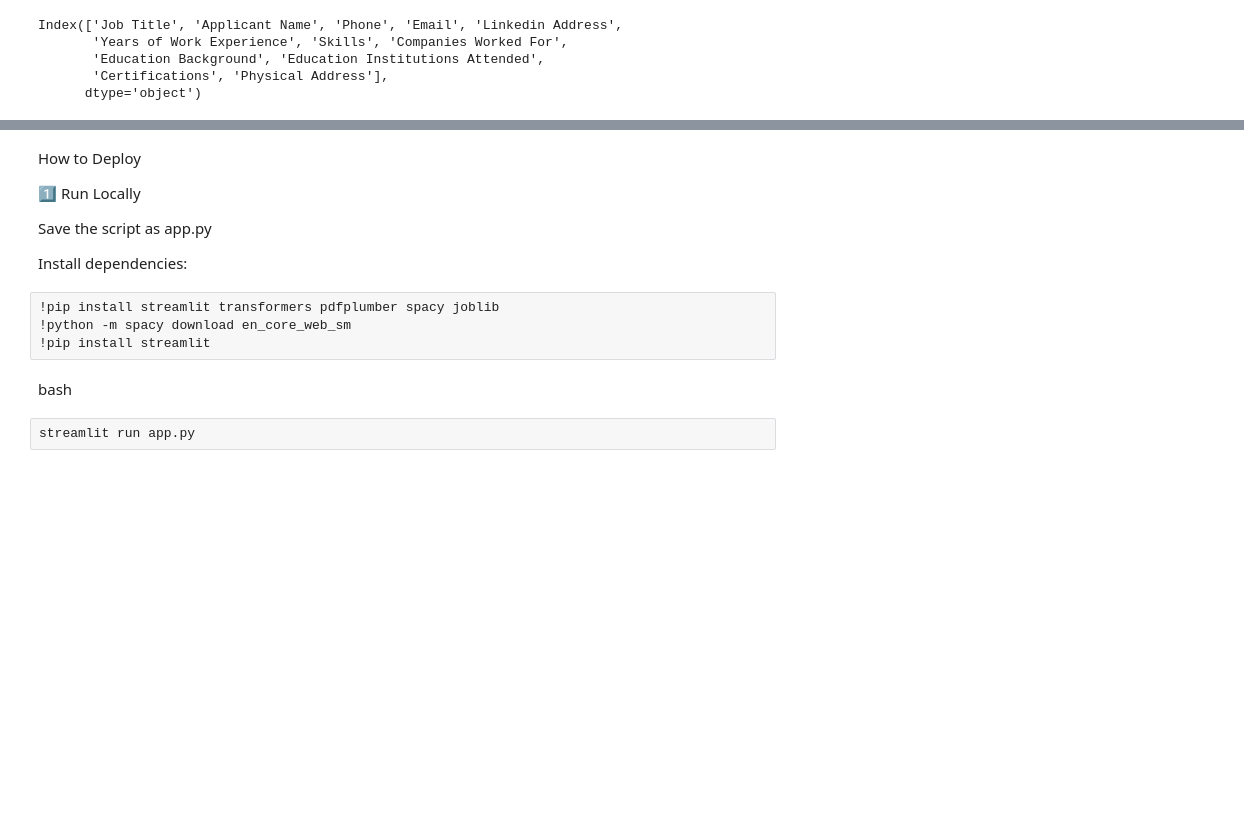
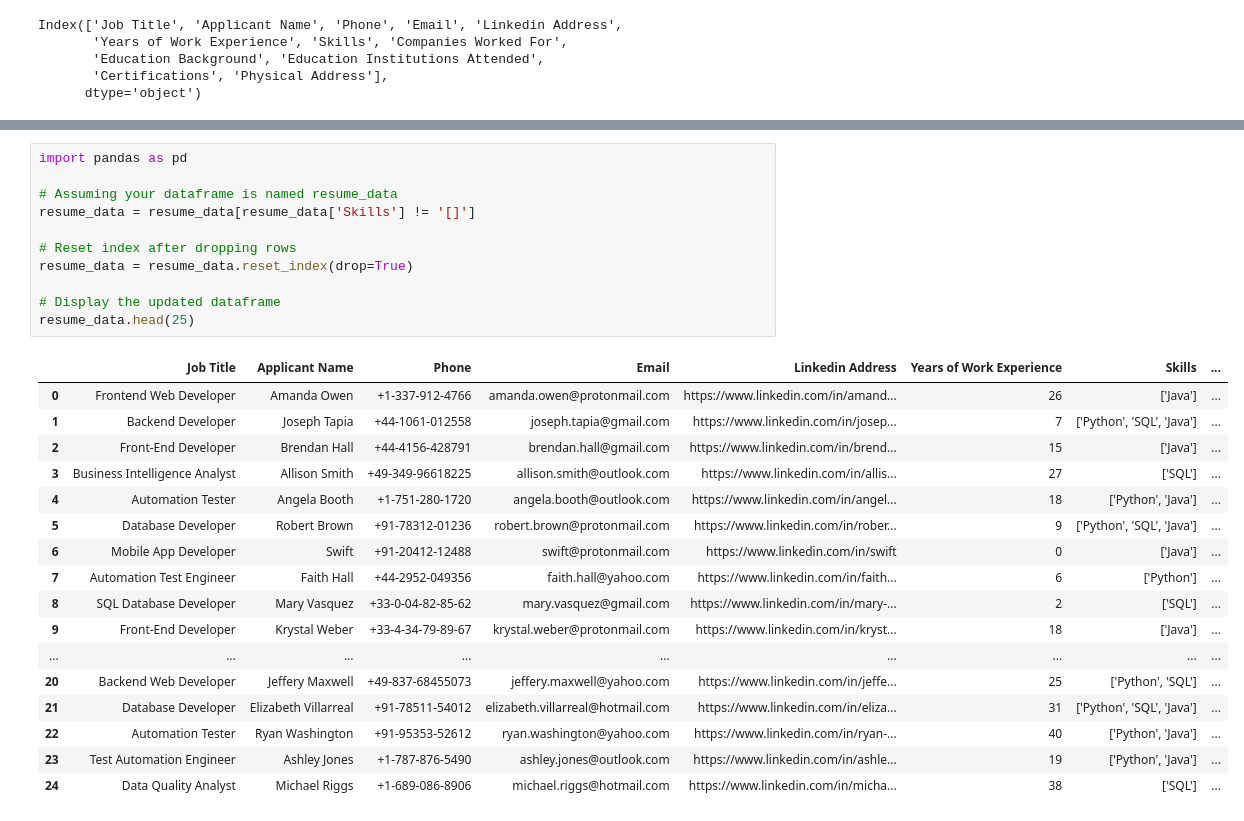
Before and after one commit to mk7890/Resume-Parsing-System, a Jupyter notebook: ResumeParser_BERT.ipynb, the cells around one changed output, grey strips where cells are left out. Saved outputs shown, nothing was run; the diff lists cells and outputs as text; blank space fills up the shorter version.

```diff
--- a/ResumeParser_BERT.ipynb
+++ b/ResumeParser_BERT.ipynb
@@ -1276,16 +128,29 @@ if st.button("Analyze Resume"):
-# %% [markdown]
-How to Deploy
-
-1️⃣ Run Locally
-
-Save the script as app.py
-
-Install dependencies:
-# %%
-!pip install streamlit transformers pdfplumber spacy joblib
-!python -m spacy download en_core_web_sm
-!pip install streamlit
-# %% [markdown]
-bash
-# %%
-streamlit run app.py
+# %%
+import pandas as pd
+
+# Assuming your dataframe is named resume_data
+resume_data = resume_data[resume_data['Skills'] != '[]']
+
+# Reset index after dropping rows
+resume_data = resume_data.reset_index(drop=True)
+
+# Display the updated dataframe
+resume_data.head(25)
+# %% [output]
+|  | Job Title | Applicant Name | Phone | Email | Linkedin Address | Years of Work Experience | Skills | ... |
+| 0 | Frontend Web Developer | Amanda Owen | +1-337-912-4766 | amanda.owen@protonmail.com | https://www.linkedin.com/in/amand... | 26 | ['Java'] | ... |
+| 1 | Backend Developer | Joseph Tapia | +44-1061-012558 | joseph.tapia@gmail.com | https://www.linkedin.com/in/josep... | 7 | ['Python', 'SQL', 'Java'] | ... |
+| 2 | Front-End Developer | Brendan Hall | +44-4156-428791 | brendan.hall@gmail.com | https://www.linkedin.com/in/brend... | 15 | ['Java'] | ... |
+| 3 | Business Intelligence Analyst | Allison Smith | +49-349-96618225 | allison.smith@outlook.com | https://www.linkedin.com/in/allis... | 27 | ['SQL'] | ... |
+| 4 | Automation Tester | Angela Booth | +1-751-280-1720 | angela.booth@outlook.com | https://www.linkedin.com/in/angel... | 18 | ['Python', 'Java'] | ... |
+| 5 | Database Developer | Robert Brown | +91-78312-01236 | robert.brown@protonmail.com | https://www.linkedin.com/in/rober... | 9 | ['Python', 'SQL', 'Java'] | ... |
+| 6 | Mobile App Developer | Swift | +91-20412-12488 | swift@protonmail.com | https://www.linkedin.com/in/swift | 0 | ['Java'] | ... |
+| 7 | Automation Test Engineer | Faith Hall | +44-2952-049356 | faith.hall@yahoo.com | https://www.linkedin.com/in/faith... | 6 | ['Python'] | ... |
+| 8 | SQL Database Developer | Mary Vasquez | +33-0-04-82-85-62 | mary.vasquez@gmail.com | https://www.linkedin.com/in/mary-... | 2 | ['SQL'] | ... |
+| 9 | Front-End Developer | Krystal Weber | +33-4-34-79-89-67 | krystal.weber@protonmail.com | https://www.linkedin.com/in/kryst... | 18 | ['Java'] | ... |
+| ... | ... | ... | ... | ... | ... | ... | ... | ... |
+| 20 | Backend Web Developer | Jeffery Maxwell | +49-837-68455073 | jeffery.maxwell@yahoo.com | https://www.linkedin.com/in/jeffe... | 25 | ['Python', 'SQL'] | ... |
+| 21 | Database Developer | Elizabeth Villarreal | +91-78511-54012 | elizabeth.villarreal@hotmail.com | https://www.linkedin.com/in/eliza... | 31 | ['Python', 'SQL', 'Java'] | ... |
+| 22 | Automation Tester | Ryan Washington | +91-95353-52612 | ryan.washington@yahoo.com | https://www.linkedin.com/in/ryan-... | 40 | ['Python', 'Java'] | ... |
+| 23 | Test Automation Engineer | Ashley Jones | +1-787-876-5490 | ashley.jones@outlook.com | https://www.linkedin.com/in/ashle... | 19 | ['Python', 'Java'] | ... |
+| 24 | Data Quality Analyst | Michael Riggs | +1-689-086-8906 | michael.riggs@hotmail.com | https://www.linkedin.com/in/micha... | 38 | ['SQL'] | ... |
```
Also changed, not shown: parts of 98 cells of this notebook.
